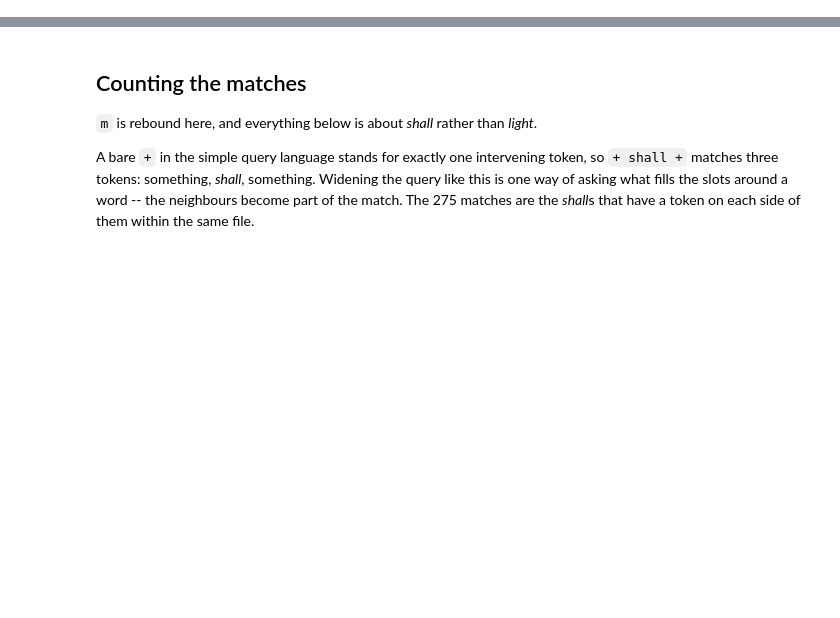
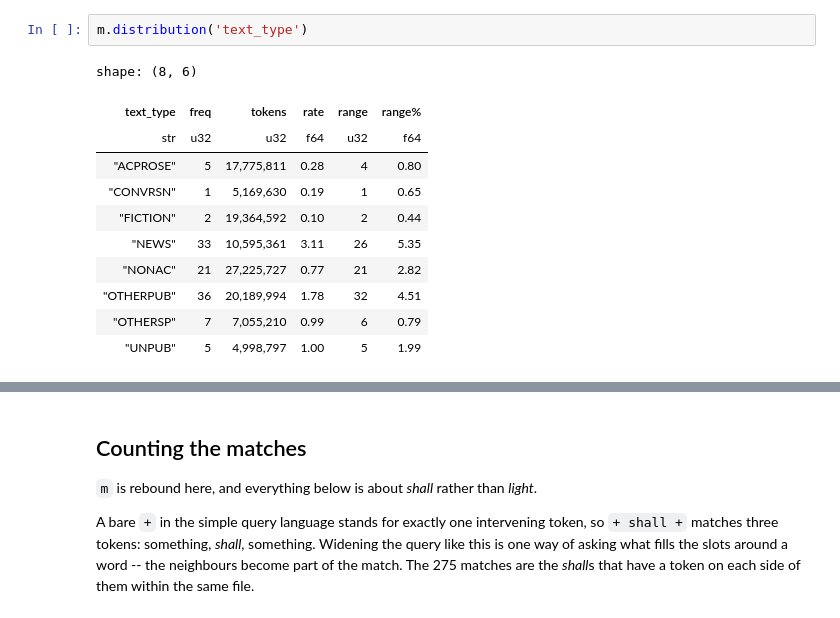
Before and after one commit to rmalouf/polars_corpus, a Jupyter notebook: docs/notebooks/concordance.ipynb, the cells around one changed output, grey strips where cells are left out. Cells and saved outputs as stored; diff of their text form; blank space fills up the shorter version.

```diff
--- a/docs/notebooks/concordance.ipynb
+++ b/docs/notebooks/concordance.ipynb
@@ -79,0 +117,14 @@ shape: (2, 4)
+# %%
+m.distribution('text_type')
+# %% [output]
+shape: (8, 6)
+| text_type | freq | tokens | rate | range | range% |
+| str | u32 | u32 | f64 | u32 | f64 |
+| "ACPROSE" | 5 | 17,775,811 | 0.28 | 4 | 0.80 |
+| "CONVRSN" | 1 | 5,169,630 | 0.19 | 1 | 0.65 |
+| "FICTION" | 2 | 19,364,592 | 0.10 | 2 | 0.44 |
+| "NEWS" | 33 | 10,595,361 | 3.11 | 26 | 5.35 |
+| "NONAC" | 21 | 27,225,727 | 0.77 | 21 | 2.82 |
+| "OTHERPUB" | 36 | 20,189,994 | 1.78 | 32 | 4.51 |
+| "OTHERSP" | 7 | 7,055,210 | 0.99 | 6 | 0.79 |
+| "UNPUB" | 5 | 4,998,797 | 1.00 | 5 | 1.99 |
```
Also changed, not shown: parts of 30 cells of this notebook, 3 other files.
